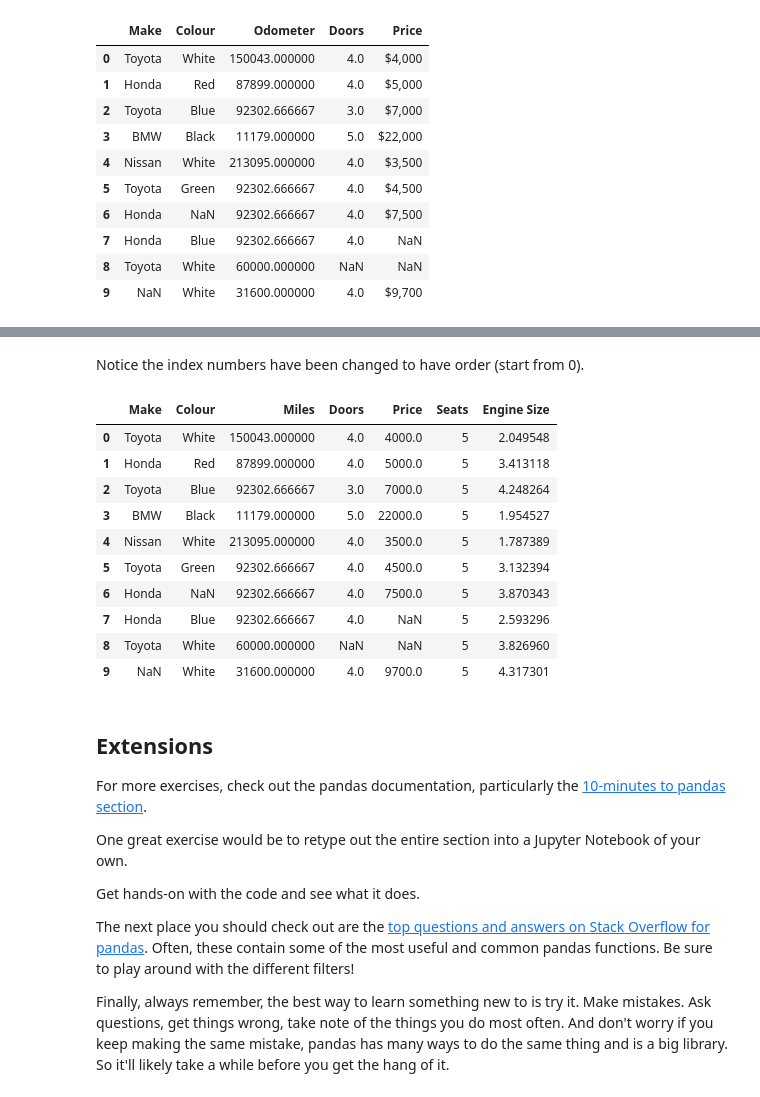
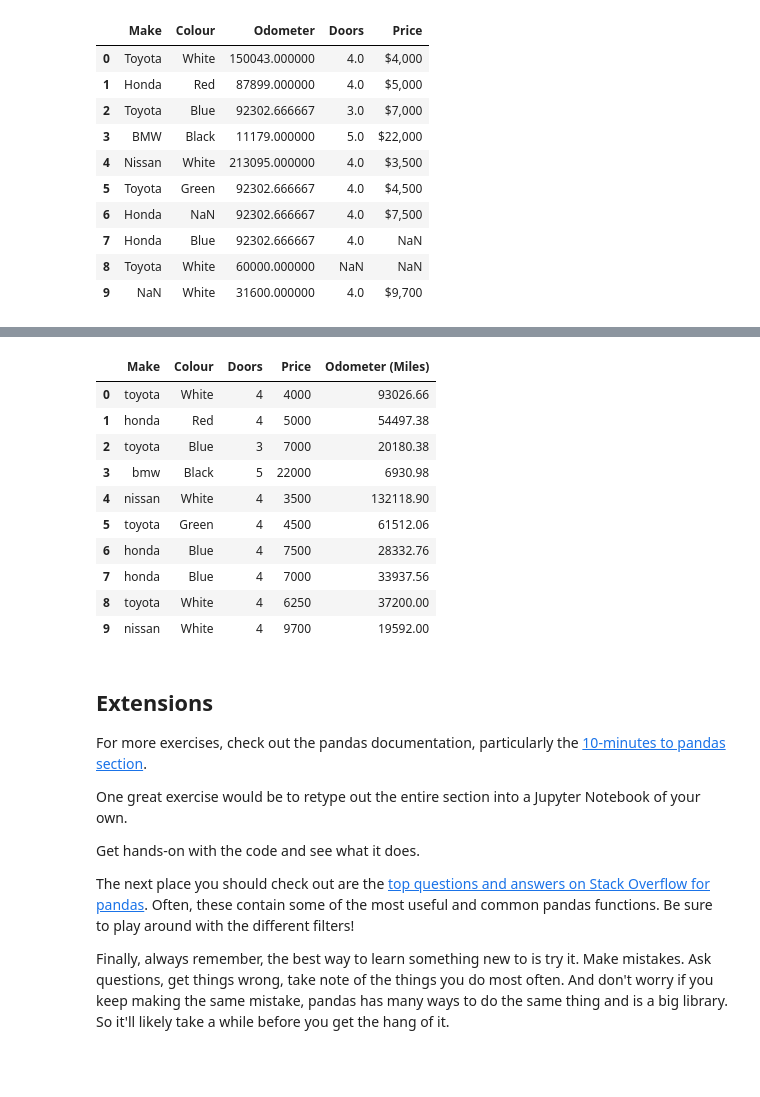
Before and after one commit to AryanK1511/Machine-Learning-and-Data-Science-Bootcamp, a Jupyter notebook: 002-Pandas_Data_Analysis/pandas-exercises.ipynb, the cells around one changed output, grey strips where cells are left out. Cells and saved outputs as stored; diff of their text form; code cells hidden in the pictures; blank space fills up the shorter version.

```diff
--- a/002-Pandas_Data_Analysis/pandas-exercises.ipynb
+++ b/002-Pandas_Data_Analysis/pandas-exercises.ipynb
@@ -226,6 +217,5 @@ car_sales["Odometer (KM)"].hist()
 <Axes: >
 [figure]
 # %%
-# Change the datatype of the Price column
-# car_sales["Price"] = car_sales["Price"].str.replace(r'\D', '', regex=True).astype(int)
-car_sales["Price"]
+# Remove the punctuation from price column
+car_sales["Price"] = car_sales["Price"].str.replace(r'\D', '', regex=True)
@@ -243,0 +237,3 @@ Name: Price, dtype: float64
+# %%
+# Remove the two extra zeros at the end of the price column
+car_sales["Price"] = car_sales["Price"].str[:-2]
@@ -409,22 +402,23 @@ shuff.reset_index(drop = True, inplace = True)
-# %% [markdown]
-Notice the index numbers have been changed to have order (start from 0).
+# %%
+# Change the Odometer values from kilometers to miles using a Lambda function
+# Then view the DataFrame
+car_sales["Odometer (Miles)"] = car_sales["Odometer (KM)"].apply(lambda x: x * 0.62)
+car_sales.drop(columns=["Odometer (KM)"], inplace=True)
 # %%
 # Change the title of the Odometer (KM) to represent miles instead of kilometers
-missing_car_sales = missing_car_sales.rename(columns={"Odometer": "Miles"})
+car_sales
+# %% [output]
+|  | Make | Colour | Doors | Price | Odometer (Miles) |
+| 0 | toyota | White | 4 | 4000 | 93026.66 |
+| 1 | honda | Red | 4 | 5000 | 54497.38 |
+| 2 | toyota | Blue | 3 | 7000 | 20180.38 |
+| 3 | bmw | Black | 5 | 22000 | 6930.98 |
+| 4 | nissan | White | 4 | 3500 | 132118.90 |
+| 5 | toyota | Green | 4 | 4500 | 61512.06 |
+| 6 | honda | Blue | 4 | 7500 | 28332.76 |
+| 7 | honda | Blue | 4 | 7000 | 33937.56 |
+| 8 | toyota | White | 4 | 6250 | 37200.00 |
+| 9 | nissan | White | 4 | 9700 | 19592.00 |
-# %%
-missing_car_sales
-# %% [output]
-|  | Make | Colour | Miles | Doors | Price | Seats | Engine Size |
-| 0 | Toyota | White | 150043.000000 | 4.0 | 4000.0 | 5 | 2.049548 |
-| 1 | Honda | Red | 87899.000000 | 4.0 | 5000.0 | 5 | 3.413118 |
-| 2 | Toyota | Blue | 92302.666667 | 3.0 | 7000.0 | 5 | 4.248264 |
-| 3 | BMW | Black | 11179.000000 | 5.0 | 22000.0 | 5 | 1.954527 |
-| 4 | Nissan | White | 213095.000000 | 4.0 | 3500.0 | 5 | 1.787389 |
-| 5 | Toyota | Green | 92302.666667 | 4.0 | 4500.0 | 5 | 3.132394 |
-| 6 | Honda | NaN | 92302.666667 | 4.0 | 7500.0 | 5 | 3.870343 |
-| 7 | Honda | Blue | 92302.666667 | 4.0 | NaN | 5 | 2.593296 |
-| 8 | Toyota | White | 60000.000000 | NaN | NaN | 5 | 3.826960 |
-| 9 | NaN | White | 31600.000000 | 4.0 | 9700.0 | 5 | 4.317301 |
 # %% [markdown]
 ## Extensions
 
```
Also changed, not shown: parts of 33 cells of this notebook, 1 other file.
